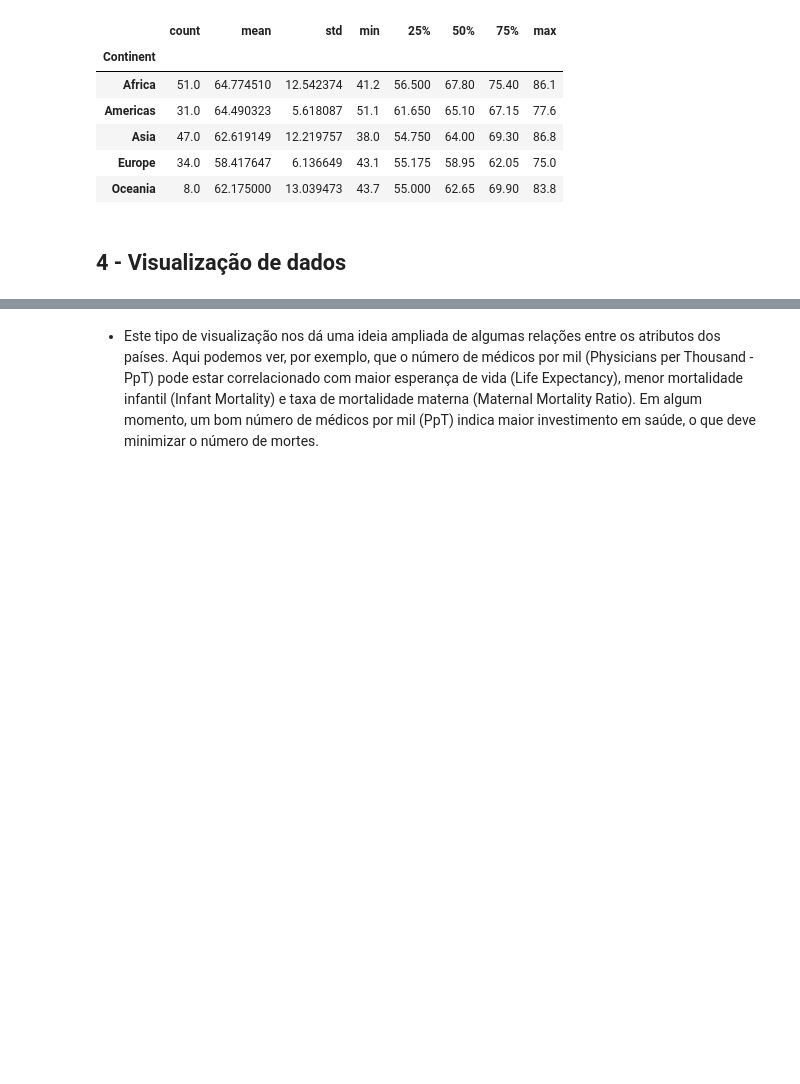
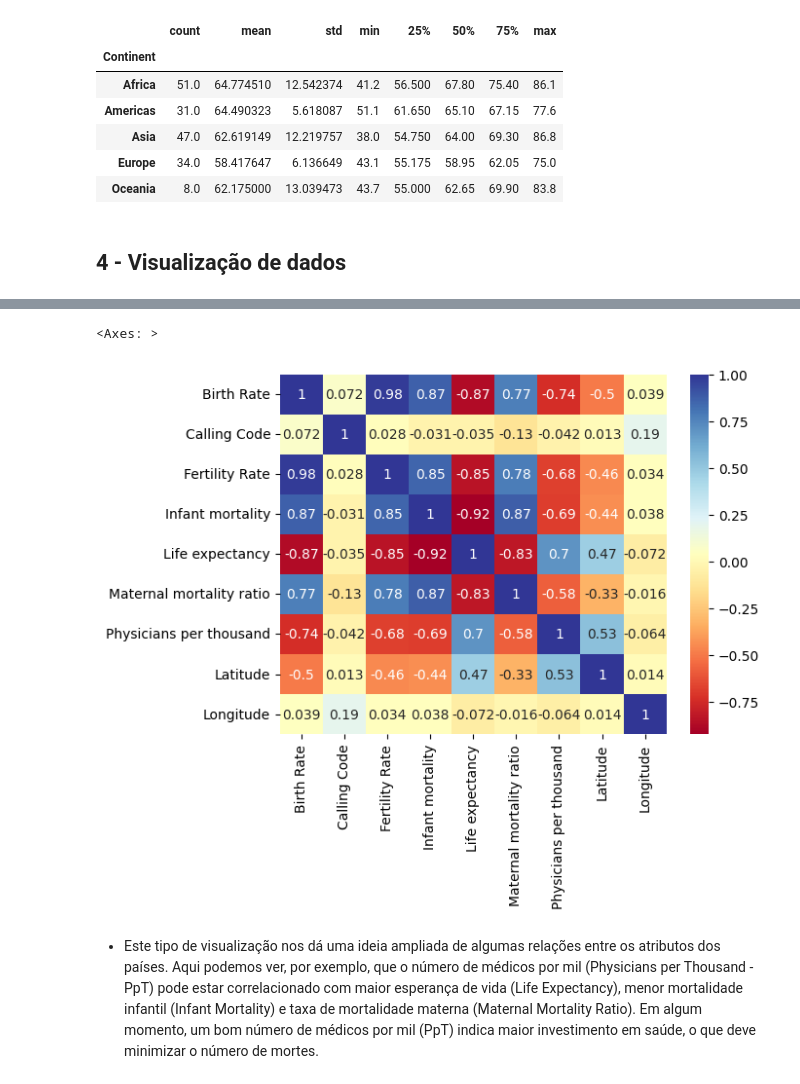
Before and after one commit to Joelson-Ferreira/SantanderCoders2023-Estatistica1, a Jupyter notebook: projeto.ipynb, the cells around one changed output, grey strips where cells are left out. Cells and saved outputs as stored; diff of their text form; code cells hidden in the pictures; blank space fills up the shorter version.

```diff
--- a/projeto.ipynb
+++ b/projeto.ipynb
@@ -403,4 +405,10 @@ sns.pairplot(df_num1)
 [figure]
+# %%
+# Outra forma de verificar a correação por meio do mapa de calor
+sns.heatmap(df_num1.corr(),annot=True,cmap='RdYlBu')
+# %% [output]
+<Axes: >
+[figure, added]
 # %% [markdown]
 - Este tipo de visualização nos dá uma ideia ampliada de algumas relações entre os atributos dos países. Aqui podemos ver, por exemplo, que o número de médicos por mil (Physicians per Thousand - PpT) pode estar correlacionado com maior esperança de vida (Life Expectancy), menor mortalidade infantil (Infant Mortality) e taxa de mortalidade materna (Maternal Mortality Ratio). Em algum momento, um bom número de médicos por mil (PpT) indica maior investimento em saúde, o que deve minimizar o número de mortes.
 # %% [markdown]
```
Also changed, not shown: parts of 8 cells of this notebook.
